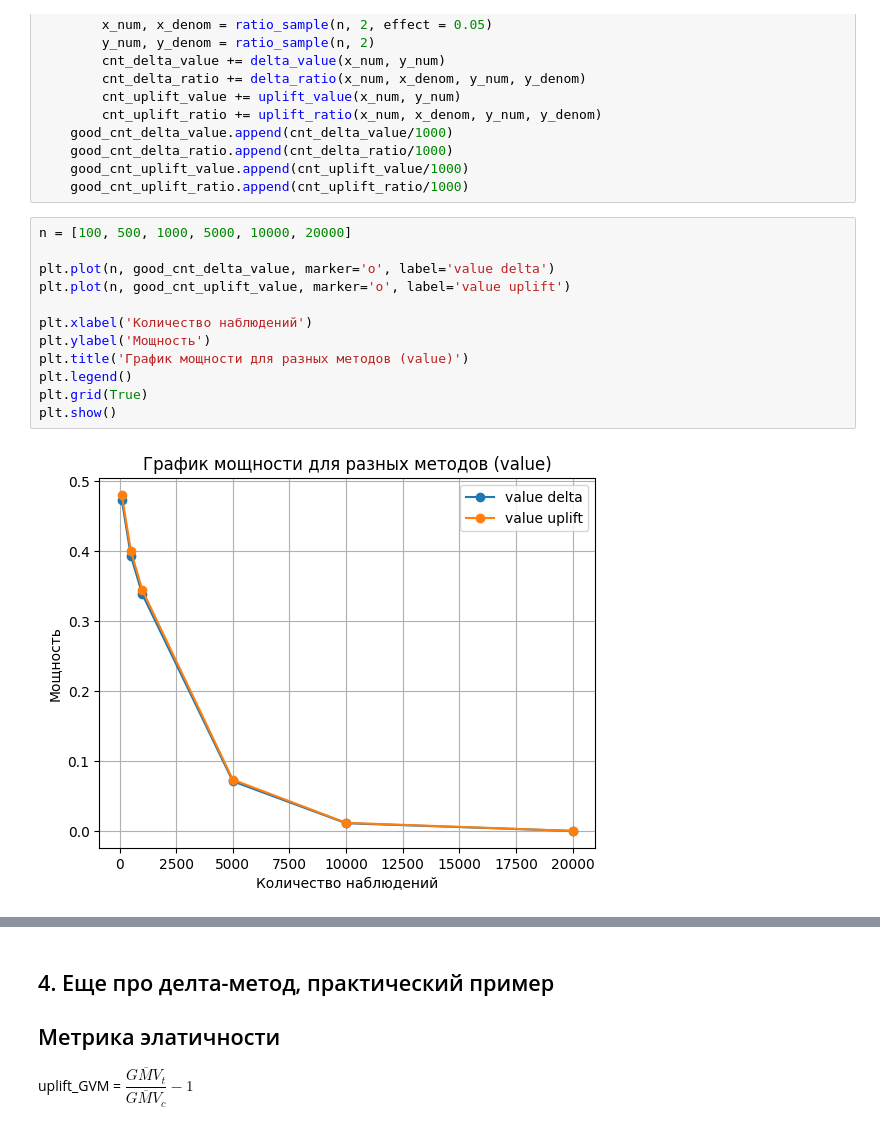
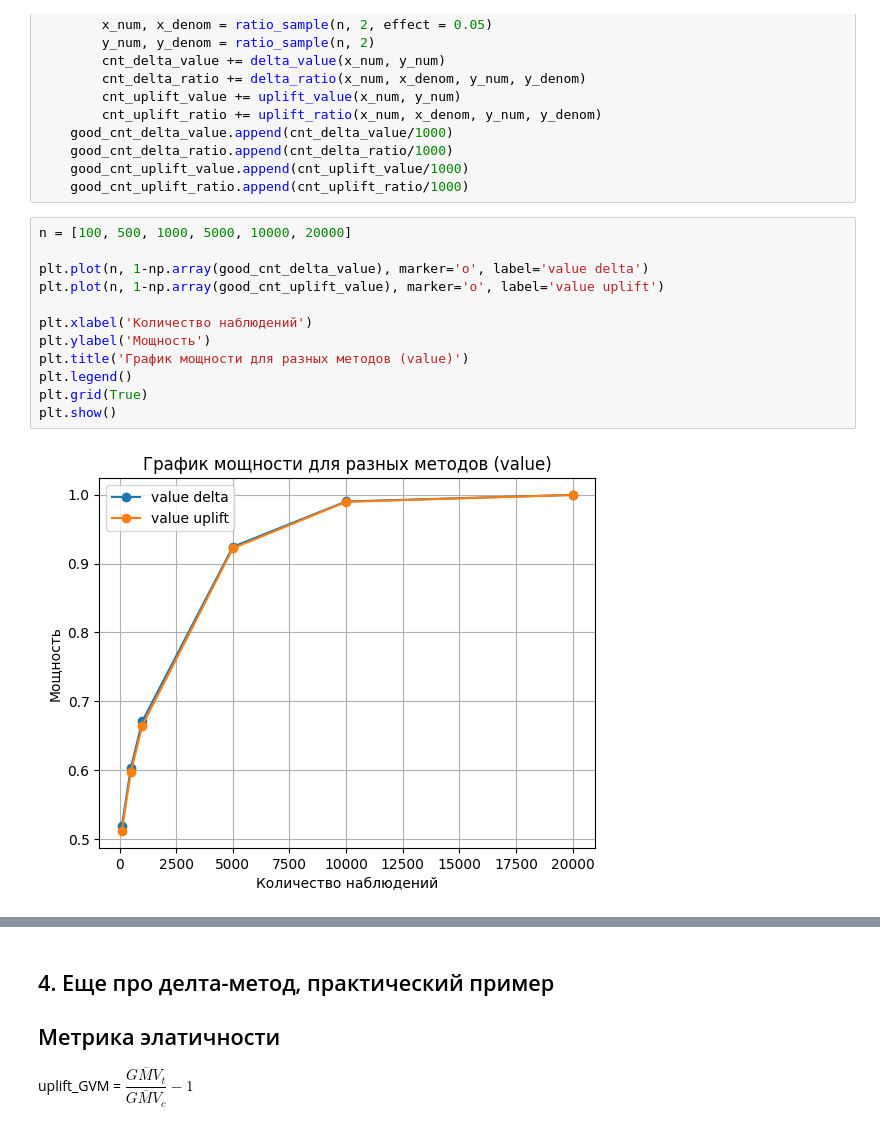
Before and after one commit to mishanko/YSDA_ABweek, a Jupyter notebook: AB Week. Day 4.ipynb, the cells around one changed output, grey strips where cells are left out. Cells and saved outputs as stored; diff of their text form.

```diff
--- a/AB Week. Day 4.ipynb
+++ b/AB Week. Day 4.ipynb
@@ -428,17 +431,17 @@ for n in [20000]:
 # %%
 n = [100, 500, 1000, 5000, 10000, 20000]
 
-plt.plot(n, good_cnt_delta_value, marker='o', label='value delta')
-plt.plot(n, good_cnt_uplift_value, marker='o', label='value uplift')
+plt.plot(n, 1-np.array(good_cnt_delta_value), marker='o', label='value delta')
+plt.plot(n, 1-np.array(good_cnt_uplift_value), marker='o', label='value uplift')
 
 plt.xlabel('Количество наблюдений')
 plt.ylabel('Мощность')
 plt.title('График мощности для разных методов (value)')
 plt.legend()
 plt.grid(True)
 plt.show()
 # %% [output]
-[figure, old version]
+[figure, new version]
 # %%
 n = [100, 500, 1000, 5000, 10000, 20000]
 
```
Also changed, not shown: parts of 8 cells of this notebook, 1 other file.
